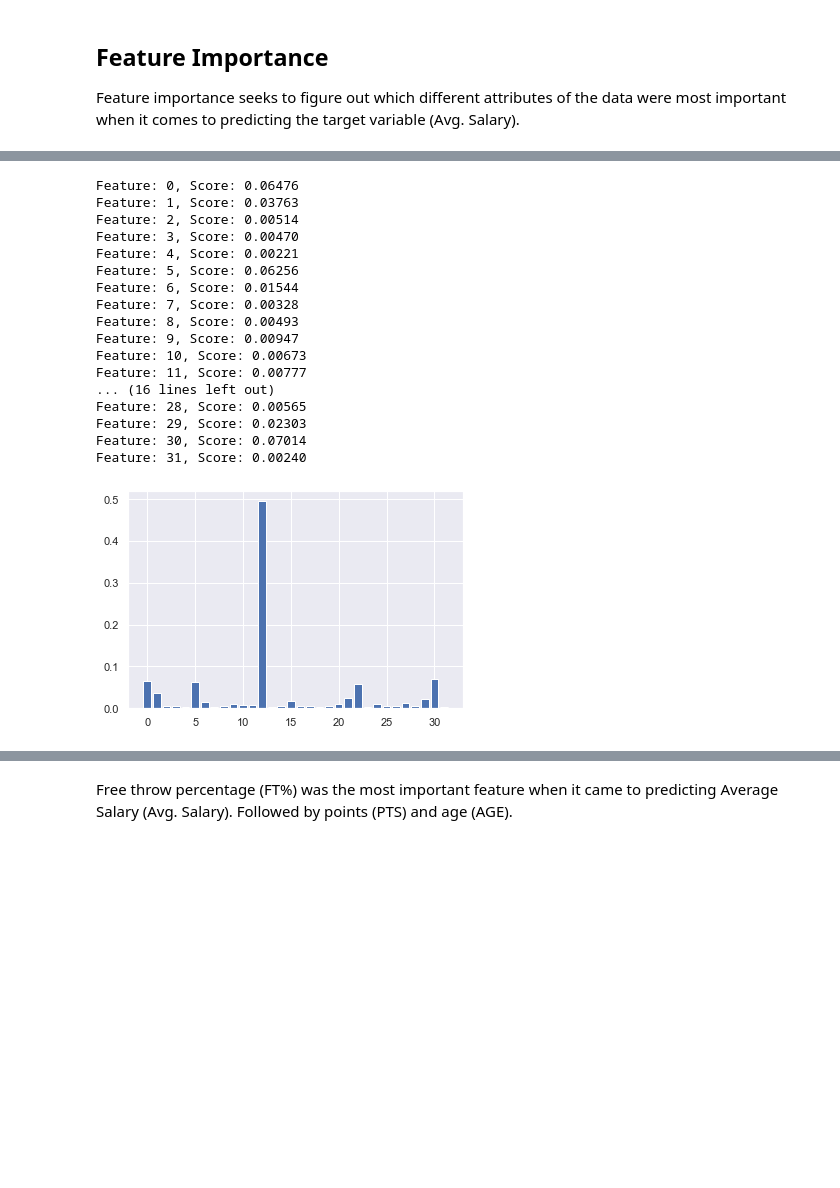
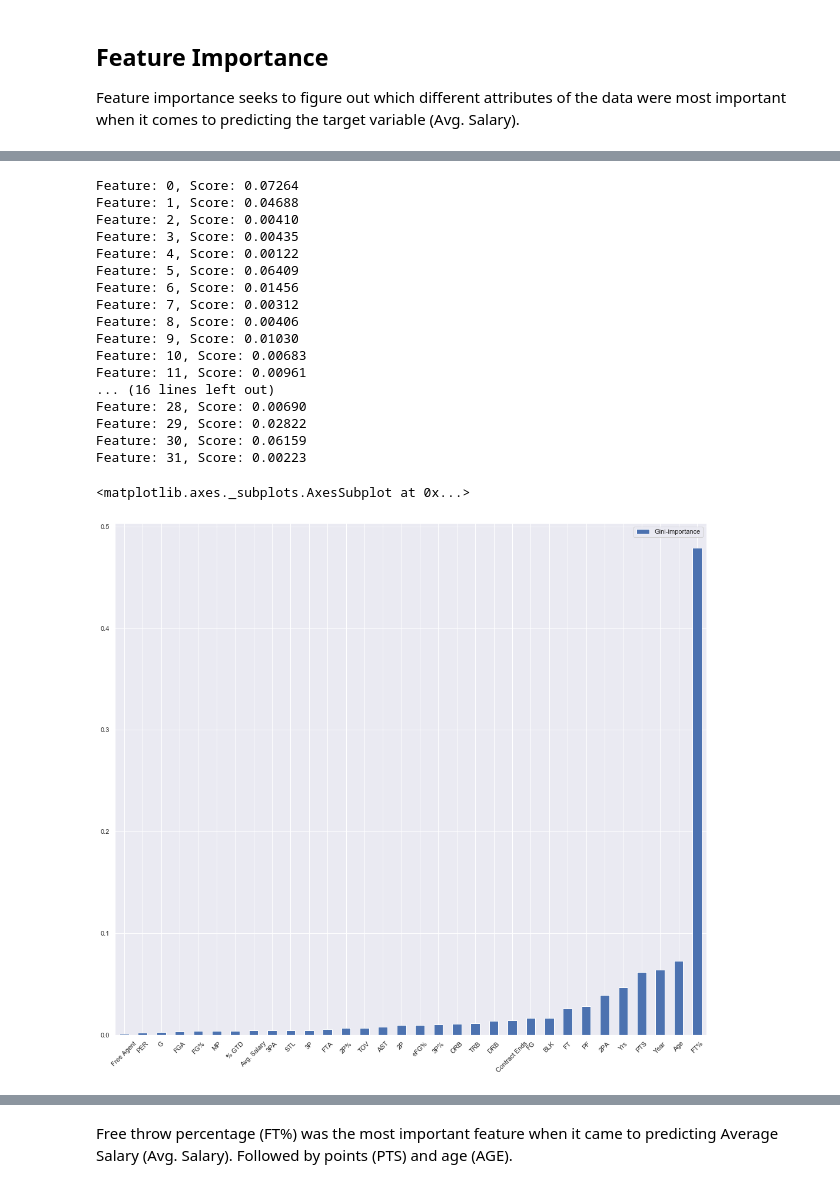
Before and after one commit to terrenceturner/NBA-Salary-Prediction, a Jupyter notebook: Predicting NBA Players' Salaries.ipynb, the cells around one changed output, grey strips where cells are left out. Saved outputs shown, nothing was run; the diff lists cells and outputs as text; code cells hidden in the pictures; blank space fills up the shorter version.

Commit message:
Fixed slide deck and feature importance

```diff
--- a/Predicting NBA Players' Salaries.ipynb
+++ b/Predicting NBA Players' Salaries.ipynb
@@ -1522,29 +1522,35 @@ importance = model
 # summarize feature importance
 for i,v in enumerate(importance):
     print('Feature: %0d, Score: %.5f' % (i,v))
-
-# plot feature importance
-plt.bar([x for x in range(len(importance))], importance)
-plt.show()
 # %% [output]
-Feature: 0, Score: 0.06476
-Feature: 1, Score: 0.03763
-Feature: 2, Score: 0.00514
-Feature: 3, Score: 0.00470
-Feature: 4, Score: 0.00221
-Feature: 5, Score: 0.06256
-Feature: 6, Score: 0.01544
-Feature: 7, Score: 0.00328
-Feature: 8, Score: 0.00493
-Feature: 9, Score: 0.00947
-Feature: 10, Score: 0.00673
-Feature: 11, Score: 0.00777
+Feature: 0, Score: 0.07264
+Feature: 1, Score: 0.04688
+Feature: 2, Score: 0.00410
+Feature: 3, Score: 0.00435
+Feature: 4, Score: 0.00122
+Feature: 5, Score: 0.06409
+Feature: 6, Score: 0.01456
+Feature: 7, Score: 0.00312
+Feature: 8, Score: 0.00406
+Feature: 9, Score: 0.01030
+Feature: 10, Score: 0.00683
+Feature: 11, Score: 0.00961
 ... (16 lines left out)
-Feature: 28, Score: 0.00565
-Feature: 29, Score: 0.02303
-Feature: 30, Score: 0.07014
-Feature: 31, Score: 0.00240
+Feature: 28, Score: 0.00690
+Feature: 29, Score: 0.02822
+Feature: 30, Score: 0.06159
+Feature: 31, Score: 0.00223
-[figure, removed]
+# %%
+#Plot feature_importance
+feats = {} # a dict to hold feature_name: feature_importance
+for feature, importances in zip(df_final.columns, importance):
+    feats[feature] = importances #add the name/value pair
+
+importances_ = pd.DataFrame.from_dict(feats, orient='index').rename(columns={0: 'Gini-importance'})
+importances_.sort_values(by='Gini-importance').plot(kind='bar', figsize=(18, 16), rot=45)
+# %% [output]
+<matplotlib.axes._subplots.AxesSubplot at 0x...>
+[figure, added]
 # %%
 zipped = list(zip(df_final.columns, model))
 
```
Also changed, not shown: parts of 39 cells of this notebook, 2 other files.
